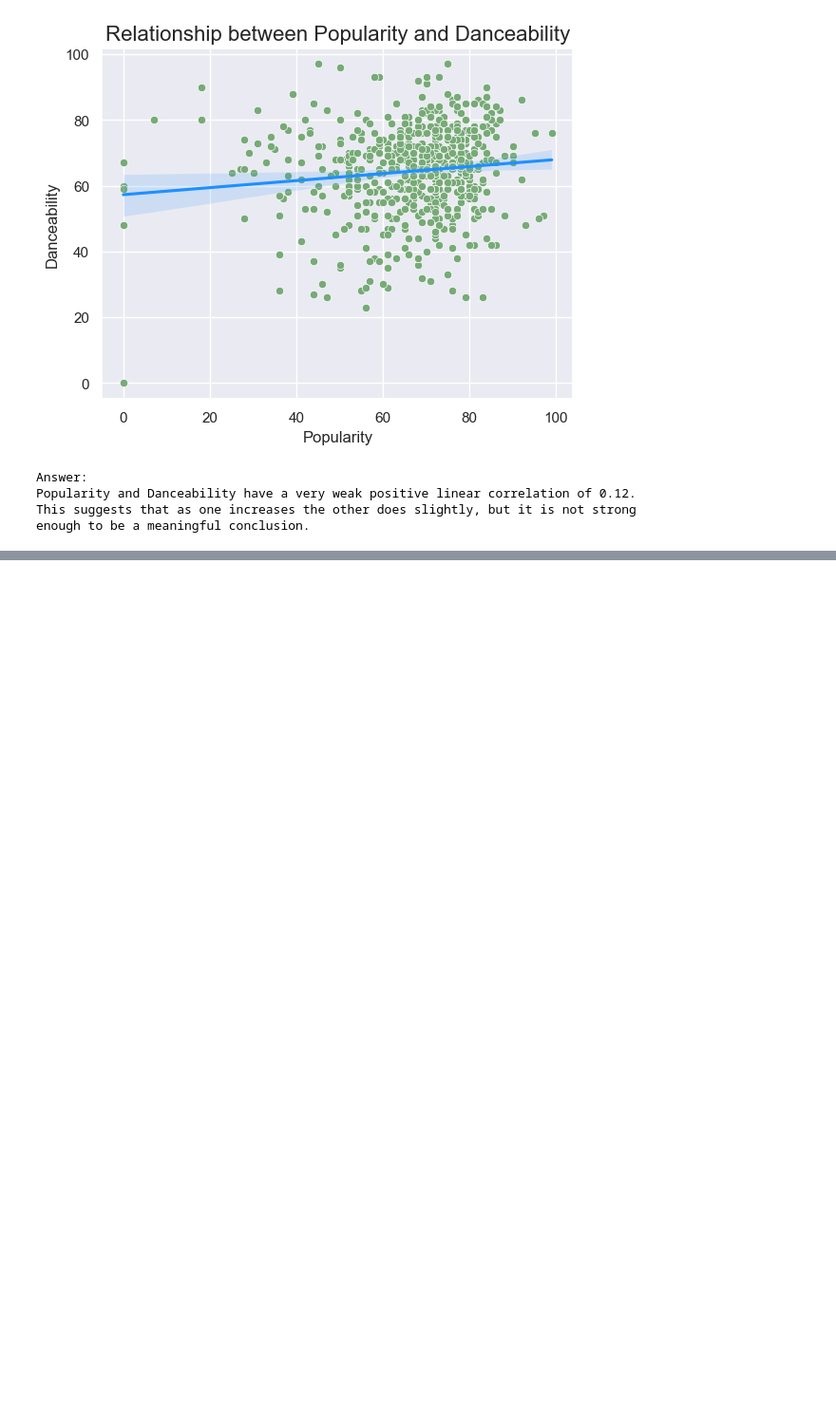
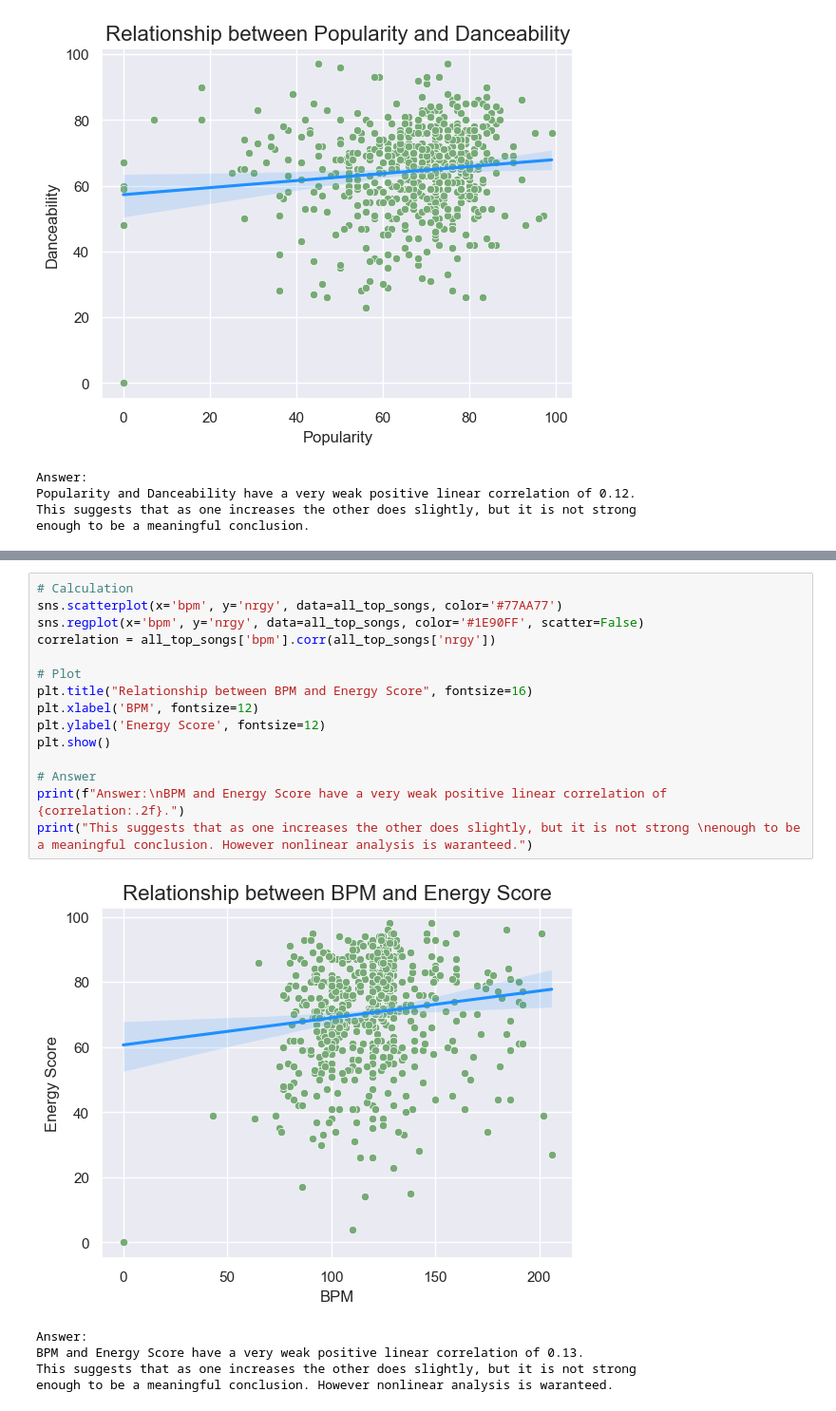
Before and after one commit to dtoshm/data_project_seven, a Jupyter notebook: music_analysis.ipynb, the cells around one changed output, grey strips where cells are left out. Shown at 95% size. Saved outputs shown, nothing was run; the diff lists cells and outputs as text; blank space fills up the shorter version.

Commit message:
0.8 - Question 8
The density and distribution of points on this question is interesting. Google and Grok say I should try a nonlinear analysis. Perhaps I will after finishing the initial draft.

```diff
--- a/music_analysis.ipynb
+++ b/music_analysis.ipynb
@@ -176,0 +185,21 @@ enough to be a meaningful conclusion.
+# %%
+# Calculation
+sns.scatterplot(x='bpm', y='nrgy', data=all_top_songs, color='#77AA77')
+sns.regplot(x='bpm', y='nrgy', data=all_top_songs, color='#1E90FF', scatter=False)
+correlation = all_top_songs['bpm'].corr(all_top_songs['nrgy'])
+
+# Plot
+plt.title("Relationship between BPM and Energy Score", fontsize=16)
+plt.xlabel('BPM', fontsize=12)
+plt.ylabel('Energy Score', fontsize=12)
+plt.show()
+
+# Answer
+print(f"Answer:\nBPM and Energy Score have a very weak positive linear correlation of {correlation:.2f}.")
+print("This suggests that as one increases the other does slightly, but it is not strong \nenough to be a meaningful conclusion. However nonlinear analysis is waranteed.")
+# %% [output]
+[figure, added]
+Answer:
+BPM and Energy Score have a very weak positive linear correlation of 0.13.
+This suggests that as one increases the other does slightly, but it is not strong
+enough to be a meaningful conclusion. However nonlinear analysis is waranteed.
```
Also changed, not shown: parts of 2 cells of this notebook.
